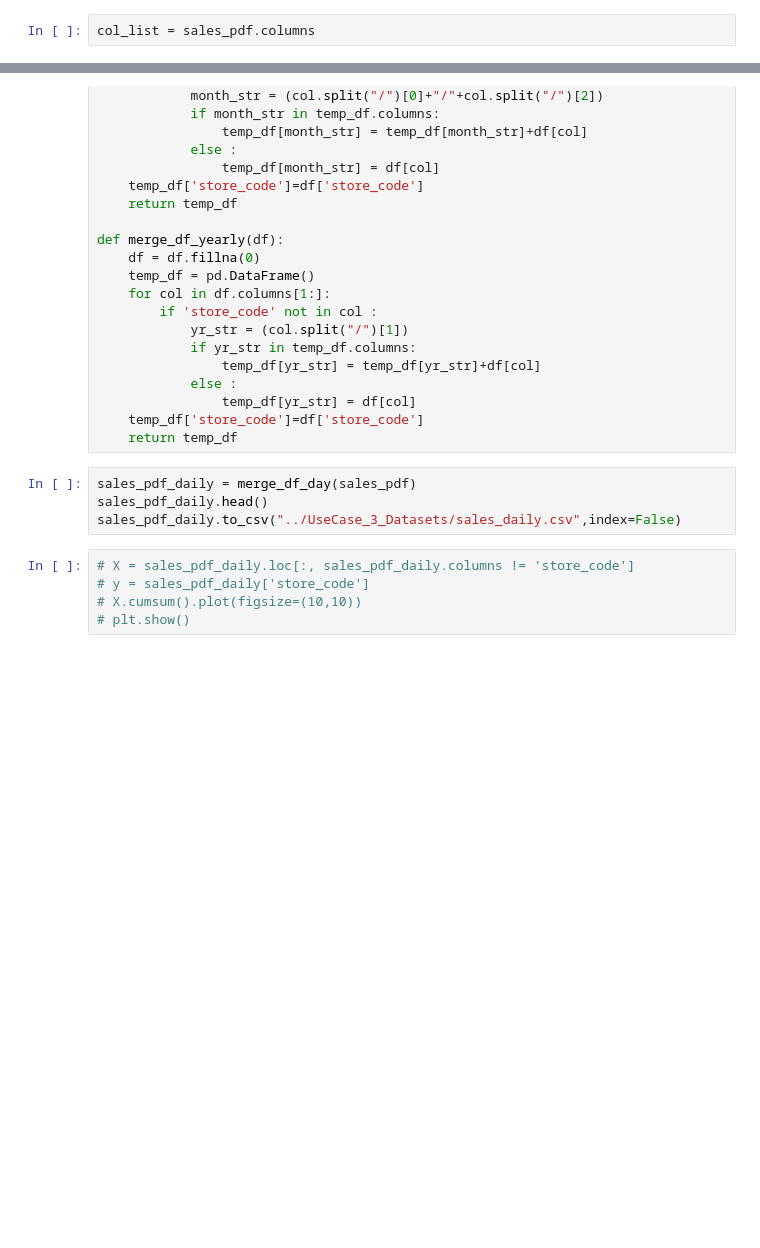
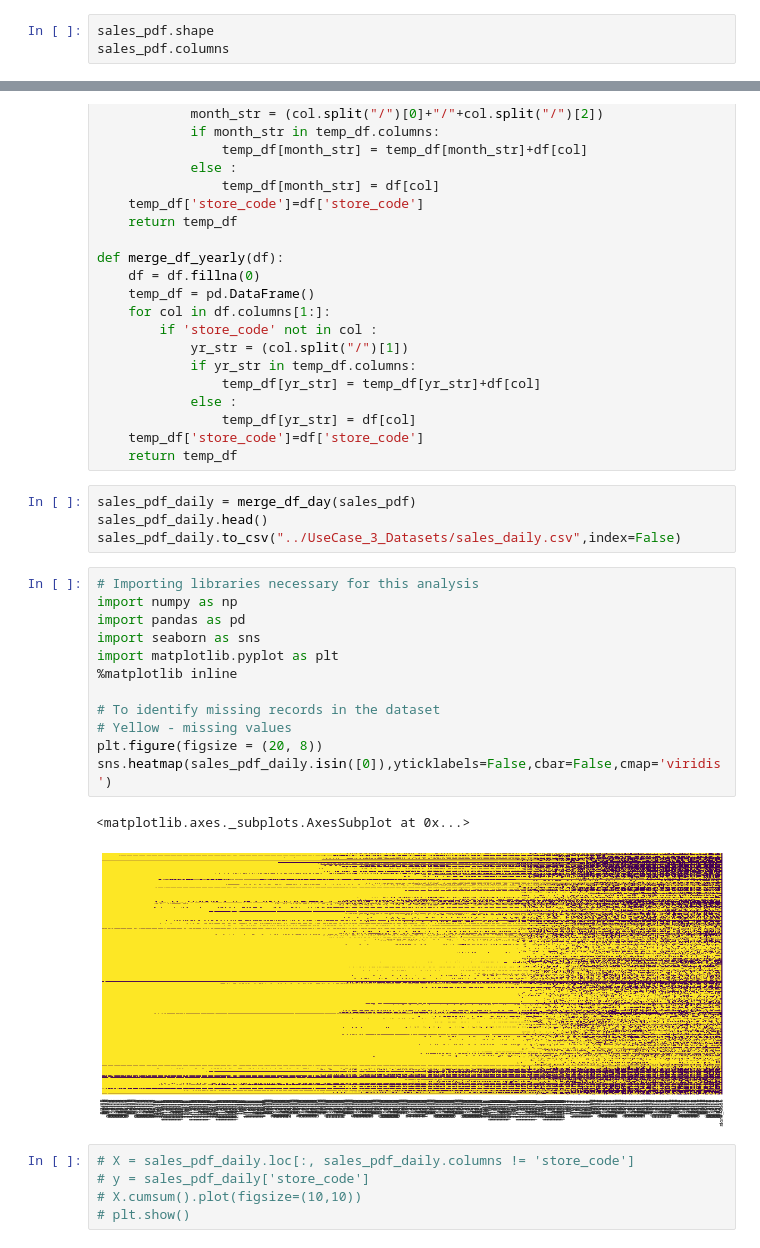
Before and after one commit to anilkumarpanda/imp_sales_forecast, a Jupyter notebook: Create_Targets.ipynb, the cells around one changed output, grey strips where cells are left out. Saved outputs shown, nothing was run; the diff lists cells and outputs as text; blank space fills up the shorter version.

```diff
--- a/Create_Targets.ipynb
+++ b/Create_Targets.ipynb
@@ -5,4 +5,5 @@ pd.options.display.max_rows = 1000
 # %%
 sales_pdf = pd.read_csv('../UseCase_3_Datasets/sales_granular.csv')
 # %%
-col_list = sales_pdf.columns
+sales_pdf.shape
+sales_pdf.columns
@@ -55,6 +71,21 @@ def merge_df_yearly(df):
 sales_pdf_daily = merge_df_day(sales_pdf)
 sales_pdf_daily.head()
 sales_pdf_daily.to_csv("../UseCase_3_Datasets/sales_daily.csv",index=False)
+# %%
+# Importing libraries necessary for this analysis
+import numpy as np
+import pandas as pd
+import seaborn as sns
+import matplotlib.pyplot as plt
+%matplotlib inline
+
+# To identify missing records in the dataset
+# Yellow - missing values
+plt.figure(figsize = (20, 8))
+sns.heatmap(sales_pdf_daily.isin([0]),yticklabels=False,cbar=False,cmap='viridis')
+# %% [output]
+<matplotlib.axes._subplots.AxesSubplot at 0x...>
+[figure, added]
 # %%
 # X = sales_pdf_daily.loc[:, sales_pdf_daily.columns != 'store_code']
 # y = sales_pdf_daily['store_code']
```
Also changed, not shown: parts of 30 cells of this notebook, 5 other files.
